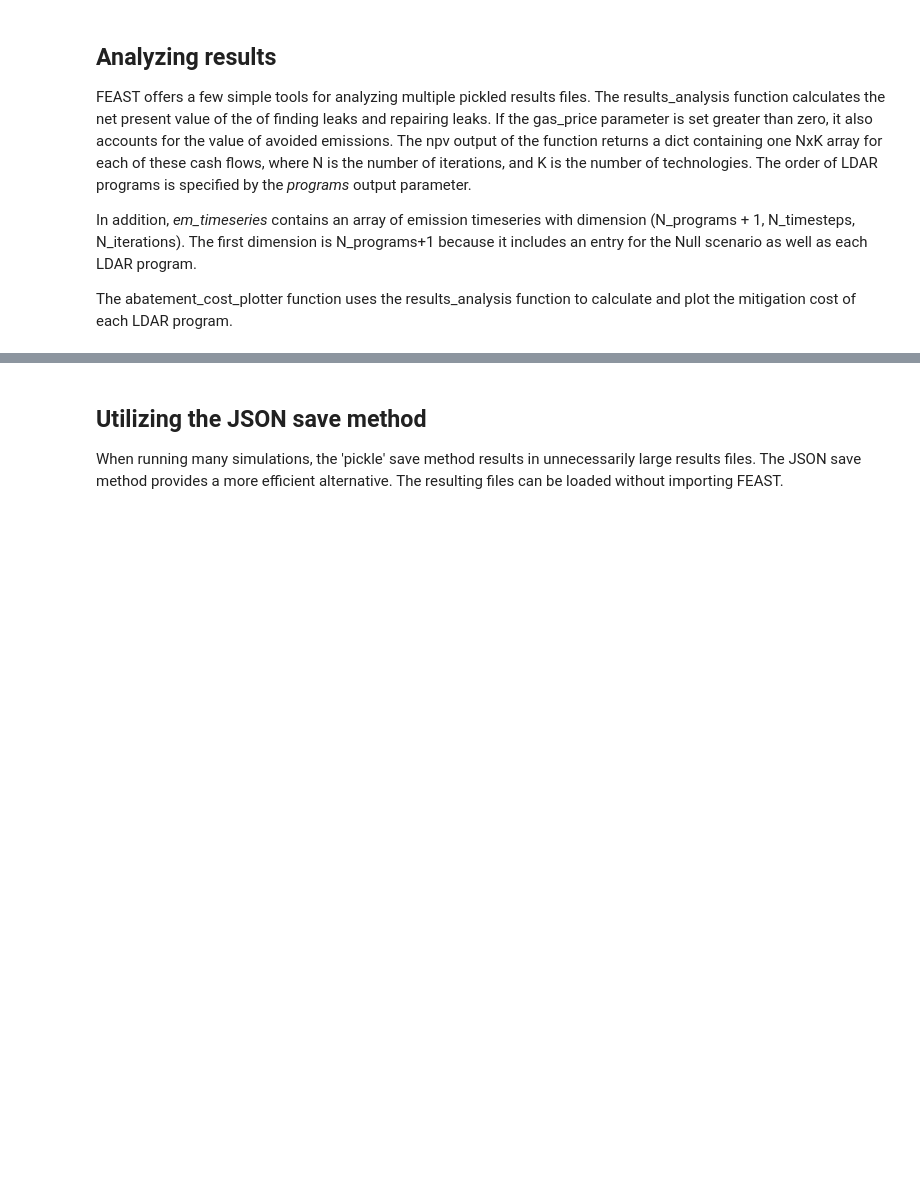
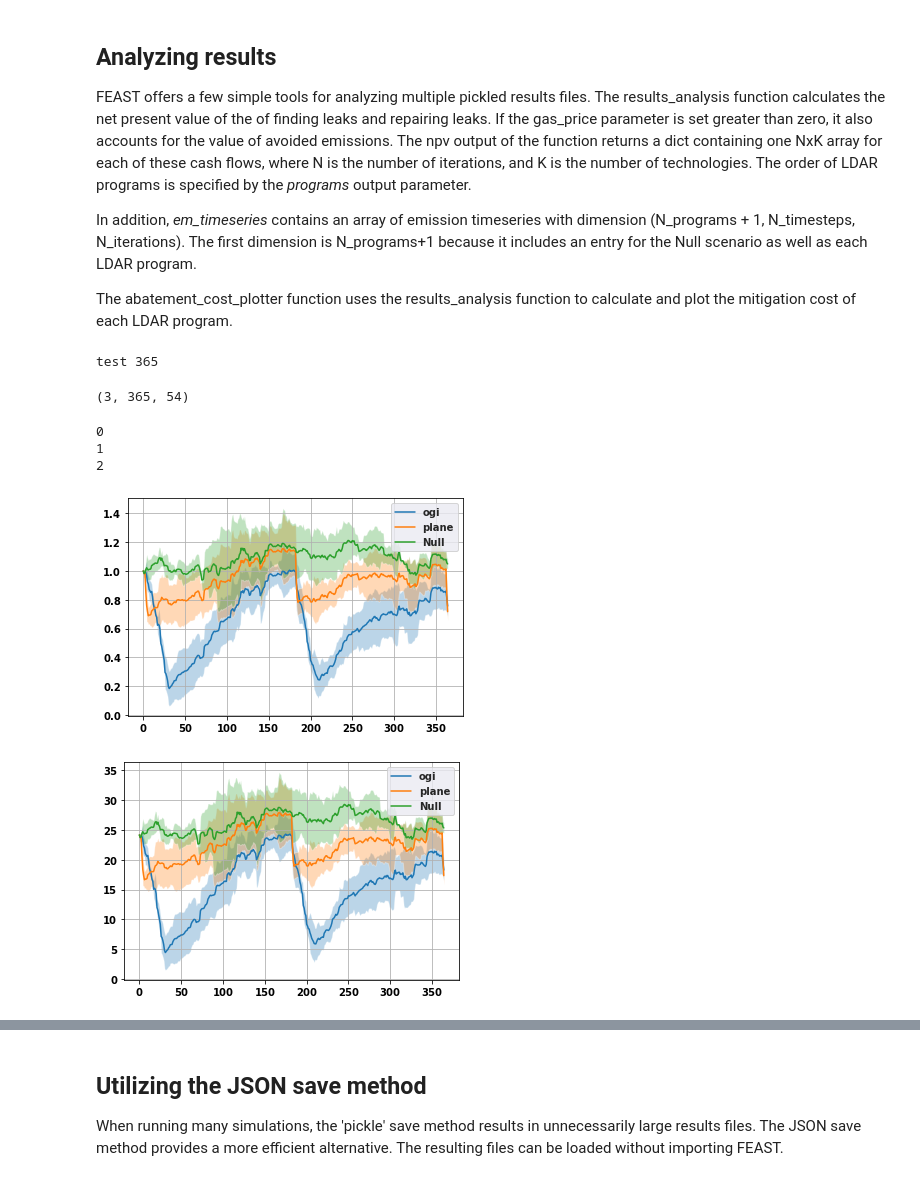
Before and after one commit to gomezf/FEAST31_Sandbox, a Jupyter notebook: FEAST myField.ipynb, the cells around one changed output, grey strips where cells are left out. Saved outputs shown, nothing was run; the diff lists cells and outputs as text; code cells hidden in the pictures; blank space fills up the shorter version.

Commit message:
plotting utilities

```diff
--- a/FEAST myField.ipynb
+++ b/FEAST myField.ipynb
@@ -266,3 +285,56 @@ The abatement_cost_plotter function uses the results_analysis function to calcul
 # %%
 ra = feast.ResultsProcessing.results_analysis_functions.results_analysis
 npv, em_timeseries, programs = ra('TutorialResults-MC', gas_price=0, discount_rate=0)
+# %%
+print('test',len(em_timeseries[0]))
+type(em_timeseries)
+em_timeseries.ndim
+em_timeseries.shape
+#print(em_timeseries[:,:,0])
+# %% [output]
+test 365
+(3, 365, 54)
+# %%
+import copy
+#calculating average and std per program
+avg_emissions=np.zeros((em_timeseries.shape[0],em_timeseries.shape[1]))
+std_emissions = copy.deepcopy(avg_emissions)
+
+for progs in range(0, len(programs)):
+    avg_emissions[progs] = np.mean(em_timeseries[progs],axis=1)
+    std_emissions[progs] = np.std(em_timeseries[progs],axis=1)
+    print(progs)
+
+avgn_emissions = copy.deepcopy(avg_emissions)
+stdn_emissions = copy.deepcopy(avg_emissions)
+for progs in range(0, len(programs)):
+    avgn_emissions[progs] = np.divide(avg_emissions[progs],avg_emissions[2,0])
+    stdn_emissions[progs] = np.divide(std_emissions[progs],avg_emissions[2,0])
+
+import seaborn as sns
+fig, ax = plt.subplots()
+clrs = sns.color_palette("husl", 5)
+epochs = list(range(0,len(avg_emissions[0])))
+with sns.axes_style("darkgrid"):
+    for avg,std,progs in zip(avgn_emissions,stdn_emissions,programs):
+        ax.plot(epochs,avg,label=progs)
+        ax.fill_between(epochs,avg-std, avg+std,alpha=0.3)
+    ax.legend()
+    ax.grid()
+
+import seaborn as sns
+fig, ax = plt.subplots()
+clrs = sns.color_palette("husl", 5)
+epochs = list(range(0,len(avg_emissions[0])))
+with sns.axes_style("darkgrid"):
+    for avg,std,progs in zip(avg_emissions,std_emissions,programs):
+        ax.plot(epochs,avg,label=progs)
+        ax.fill_between(epochs,avg-std, avg+std,alpha=0.3)
+    ax.legend()
+    ax.grid()
+# %% [output]
+0
+1
+2
+[figure, added]
+[figure, added]
```
Also changed, not shown: parts of 10 cells of this notebook, 1 other file.
